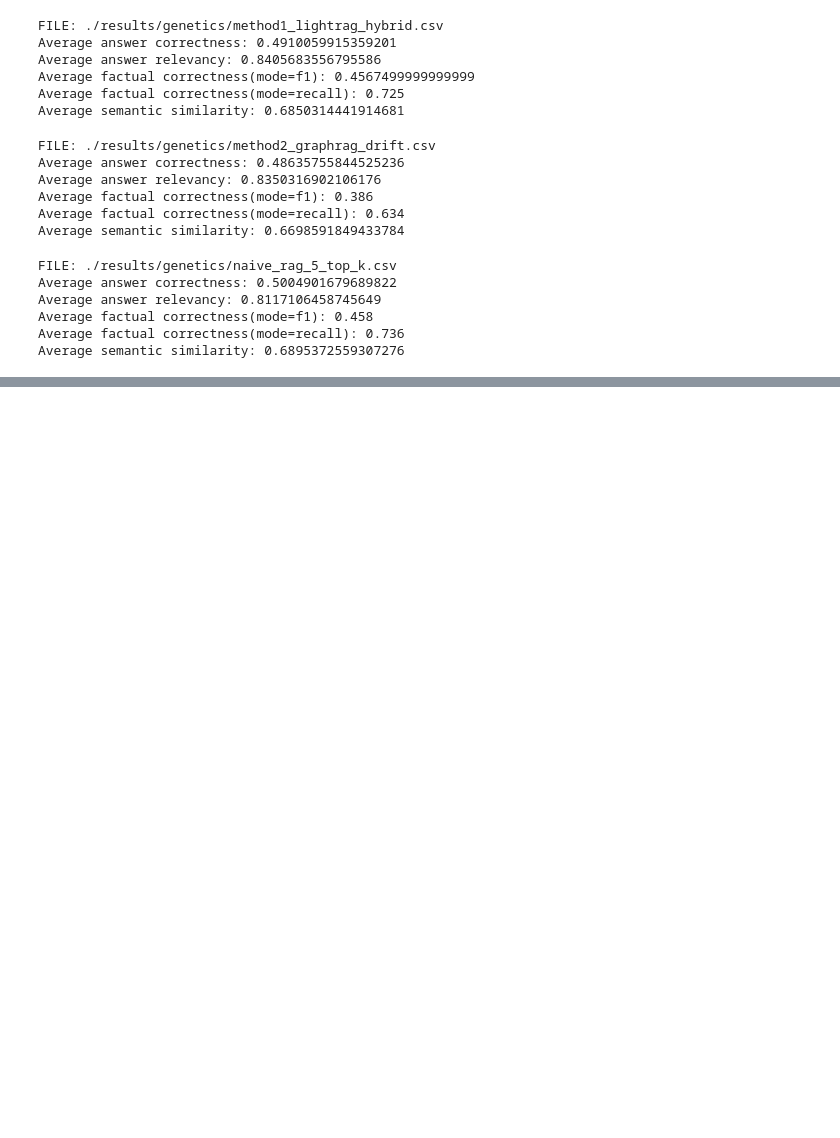
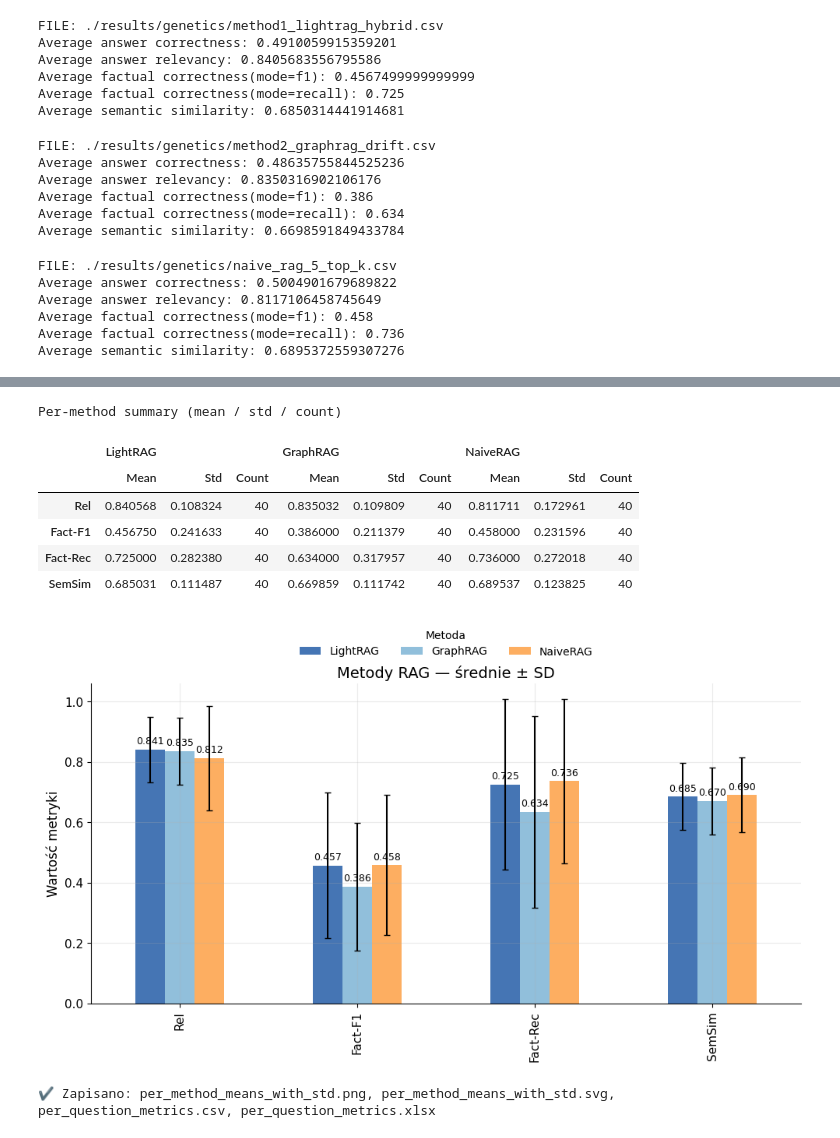
Before and after one commit to lukmanis25/praca_magisterska, a Jupyter notebook: evaluation/evaluate.ipynb, the cells around one changed output, grey strips where cells are left out. Drawn from its saved outputs; the diff is of its cells as text; code cells hidden in the pictures; blank space fills up the shorter version.

```diff
--- a/evaluation/evaluate.ipynb
+++ b/evaluation/evaluate.ipynb
@@ -548,0 +759,12 @@ Average semantic similarity: 0.6895372559307276
+# %%
+analyze("genetics")
+# %% [output]
+Per-method summary (mean / std / count)
+|  | LightRAG |  |  | GraphRAG |  |  | NaiveRAG |  |  |
+|  | Mean | Std | Count | Mean | Std | Count | Mean | Std | Count |
+| Rel | 0.840568 | 0.108324 | 40 | 0.835032 | 0.109809 | 40 | 0.811711 | 0.172961 | 40 |
+| Fact-F1 | 0.456750 | 0.241633 | 40 | 0.386000 | 0.211379 | 40 | 0.458000 | 0.231596 | 40 |
+| Fact-Rec | 0.725000 | 0.282380 | 40 | 0.634000 | 0.317957 | 40 | 0.736000 | 0.272018 | 40 |
+| SemSim | 0.685031 | 0.111487 | 40 | 0.669859 | 0.111742 | 40 | 0.689537 | 0.123825 | 40 |
+[figure, added]
+✔ Zapisano: per_method_means_with_std.png, per_method_means_with_std.svg, per_question_metrics.csv, per_question_metrics.xlsx
```
Also changed, not shown: parts of 4 cells of this notebook, 13 other files.
